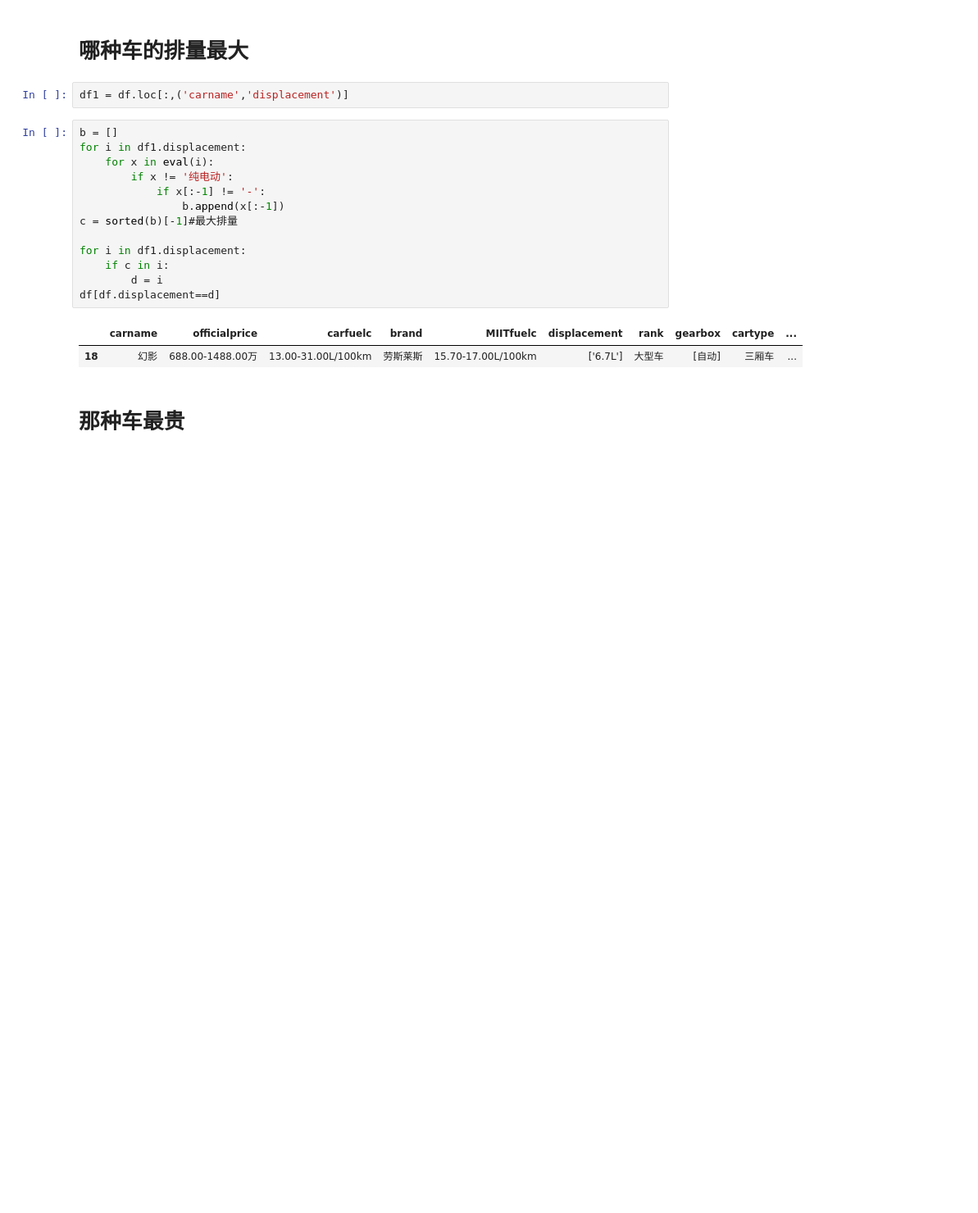
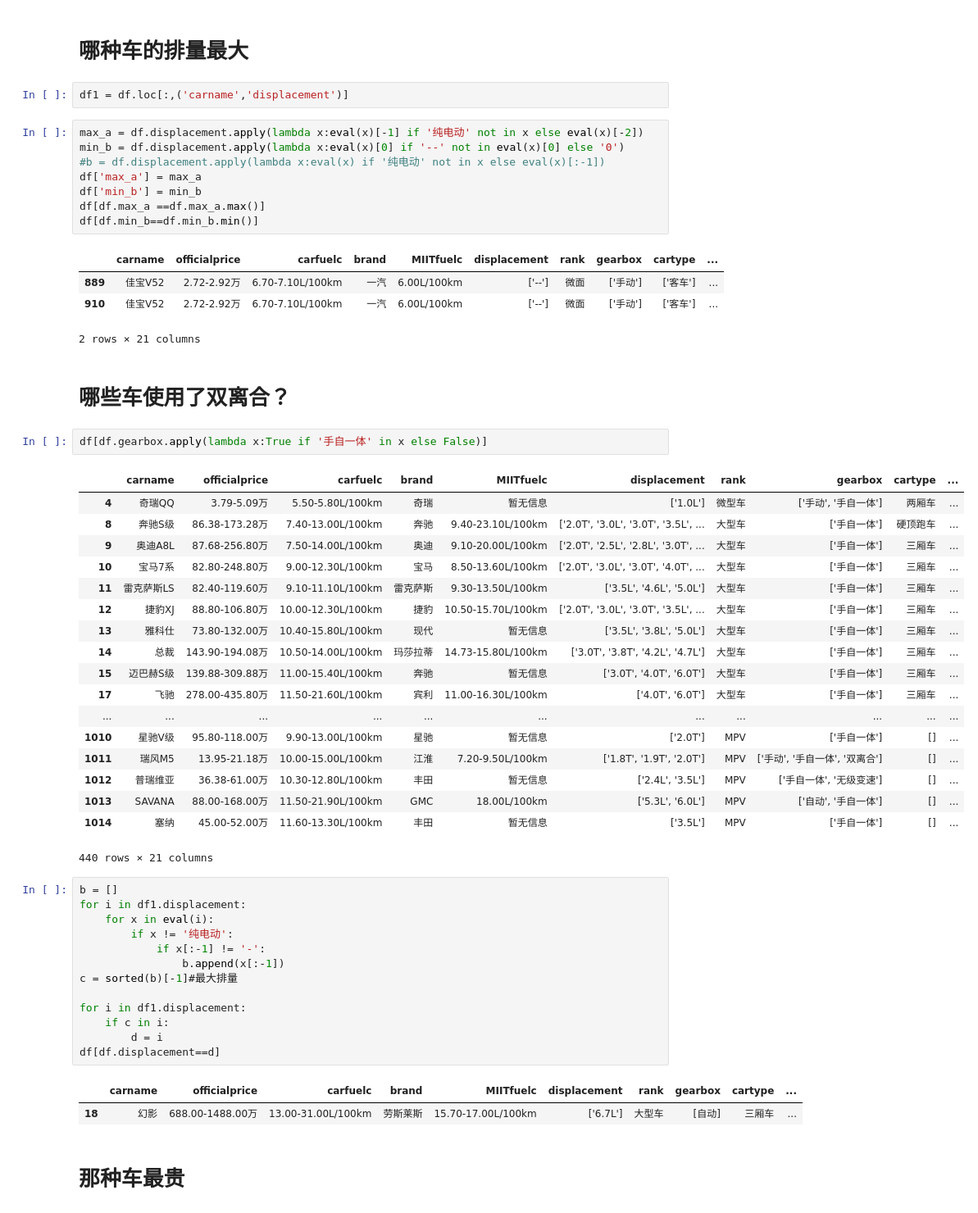
Before and after one commit to north-jewel/data_analysis, a Jupyter notebook: homework/吴博伟-Qslip/PCT数据分析（太平洋汽车网）.ipynb, the cells around one changed output. Shown at 82% size. Cells and saved outputs as stored; diff of their text form; blank space fills up the shorter version.

```diff
--- a/homework/吴博伟-Qslip/PCT数据分析（太平洋汽车网）.ipynb
+++ b/homework/吴博伟-Qslip/PCT数据分析（太平洋汽车网）.ipynb
@@ -16,6 +16,42 @@ df.head()
 # 哪种车的排量最大
 # %%
 df1 = df.loc[:,('carname','displacement')]
+# %%
+max_a = df.displacement.apply(lambda x:eval(x)[-1] if '纯电动' not in x else eval(x)[-2])
+min_b = df.displacement.apply(lambda x:eval(x)[0] if '--' not in eval(x)[0] else '0')
+#b = df.displacement.apply(lambda x:eval(x) if '纯电动' not in x else eval(x)[:-1])
+df['max_a'] = max_a
+df['min_b'] = min_b
+df[df.max_a ==df.max_a.max()]
+df[df.min_b==df.min_b.min()]
+# %% [output]
+|  | carname | officialprice | carfuelc | brand | MIITfuelc | displacement | rank | gearbox | cartype | ... |
+| 889 | 佳宝V52 | 2.72-2.92万 | 6.70-7.10L/100km | 一汽 | 6.00L/100km | ['--'] | 微面 | ['手动'] | ['客车'] | ... |
+| 910 | 佳宝V52 | 2.72-2.92万 | 6.70-7.10L/100km | 一汽 | 6.00L/100km | ['--'] | 微面 | ['手动'] | ['客车'] | ... |
+2 rows × 21 columns
+# %% [markdown]
+# 哪些车使用了双离合？
+# %%
+df[df.gearbox.apply(lambda x:True if '手自一体' in x else False)]
+# %% [output]
+|  | carname | officialprice | carfuelc | brand | MIITfuelc | displacement | rank | gearbox | cartype | ... |
+| 4 | 奇瑞QQ | 3.79-5.09万 | 5.50-5.80L/100km | 奇瑞 | 暂无信息 | ['1.0L'] | 微型车 | ['手动', '手自一体'] | 两厢车 | ... |
+| 8 | 奔驰S级 | 86.38-173.28万 | 7.40-13.00L/100km | 奔驰 | 9.40-23.10L/100km | ['2.0T', '3.0L', '3.0T', '3.5L', ... | 大型车 | ['手自一体'] | 硬顶跑车 | ... |
+| 9 | 奥迪A8L | 87.68-256.80万 | 7.50-14.00L/100km | 奥迪 | 9.10-20.00L/100km | ['2.0T', '2.5L', '2.8L', '3.0T', ... | 大型车 | ['手自一体'] | 三厢车 | ... |
+| 10 | 宝马7系 | 82.80-248.80万 | 9.00-12.30L/100km | 宝马 | 8.50-13.60L/100km | ['2.0T', '3.0L', '3.0T', '4.0T', ... | 大型车 | ['手自一体'] | 三厢车 | ... |
+| 11 | 雷克萨斯LS | 82.40-119.60万 | 9.10-11.10L/100km | 雷克萨斯 | 9.30-13.50L/100km | ['3.5L', '4.6L', '5.0L'] | 大型车 | ['手自一体'] | 三厢车 | ... |
+| 12 | 捷豹XJ | 88.80-106.80万 | 10.00-12.30L/100km | 捷豹 | 10.50-15.70L/100km | ['2.0T', '3.0L', '3.0T', '3.5L', ... | 大型车 | ['手自一体'] | 三厢车 | ... |
+| 13 | 雅科仕 | 73.80-132.00万 | 10.40-15.80L/100km | 现代 | 暂无信息 | ['3.5L', '3.8L', '5.0L'] | 大型车 | ['手自一体'] | 三厢车 | ... |
+| 14 | 总裁 | 143.90-194.08万 | 10.50-14.00L/100km | 玛莎拉蒂 | 14.73-15.80L/100km | ['3.0T', '3.8T', '4.2L', '4.7L'] | 大型车 | ['手自一体'] | 三厢车 | ... |
+| 15 | 迈巴赫S级 | 139.88-309.88万 | 11.00-15.40L/100km | 奔驰 | 暂无信息 | ['3.0T', '4.0T', '6.0T'] | 大型车 | ['手自一体'] | 三厢车 | ... |
+| 17 | 飞驰 | 278.00-435.80万 | 11.50-21.60L/100km | 宾利 | 11.00-16.30L/100km | ['4.0T', '6.0T'] | 大型车 | ['手自一体'] | 三厢车 | ... |
+| ... | ... | ... | ... | ... | ... | ... | ... | ... | ... | ... |
+| 1010 | 星驰V级 | 95.80-118.00万 | 9.90-13.00L/100km | 星驰 | 暂无信息 | ['2.0T'] | MPV | ['手自一体'] | [] | ... |
+| 1011 | 瑞风M5 | 13.95-21.18万 | 10.00-15.00L/100km | 江淮 | 7.20-9.50L/100km | ['1.8T', '1.9T', '2.0T'] | MPV | ['手动', '手自一体', '双离合'] | [] | ... |
+| 1012 | 普瑞维亚 | 36.38-61.00万 | 10.30-12.80L/100km | 丰田 | 暂无信息 | ['2.4L', '3.5L'] | MPV | ['手自一体', '无级变速'] | [] | ... |
+| 1013 | SAVANA | 88.00-168.00万 | 11.50-21.90L/100km | GMC | 18.00L/100km | ['5.3L', '6.0L'] | MPV | ['自动', '手自一体'] | [] | ... |
+| 1014 | 塞纳 | 45.00-52.00万 | 11.60-13.30L/100km | 丰田 | 暂无信息 | ['3.5L'] | MPV | ['手自一体'] | [] | ... |
+440 rows × 21 columns
 # %%
 b = []
 for i in df1.displacement:
```
